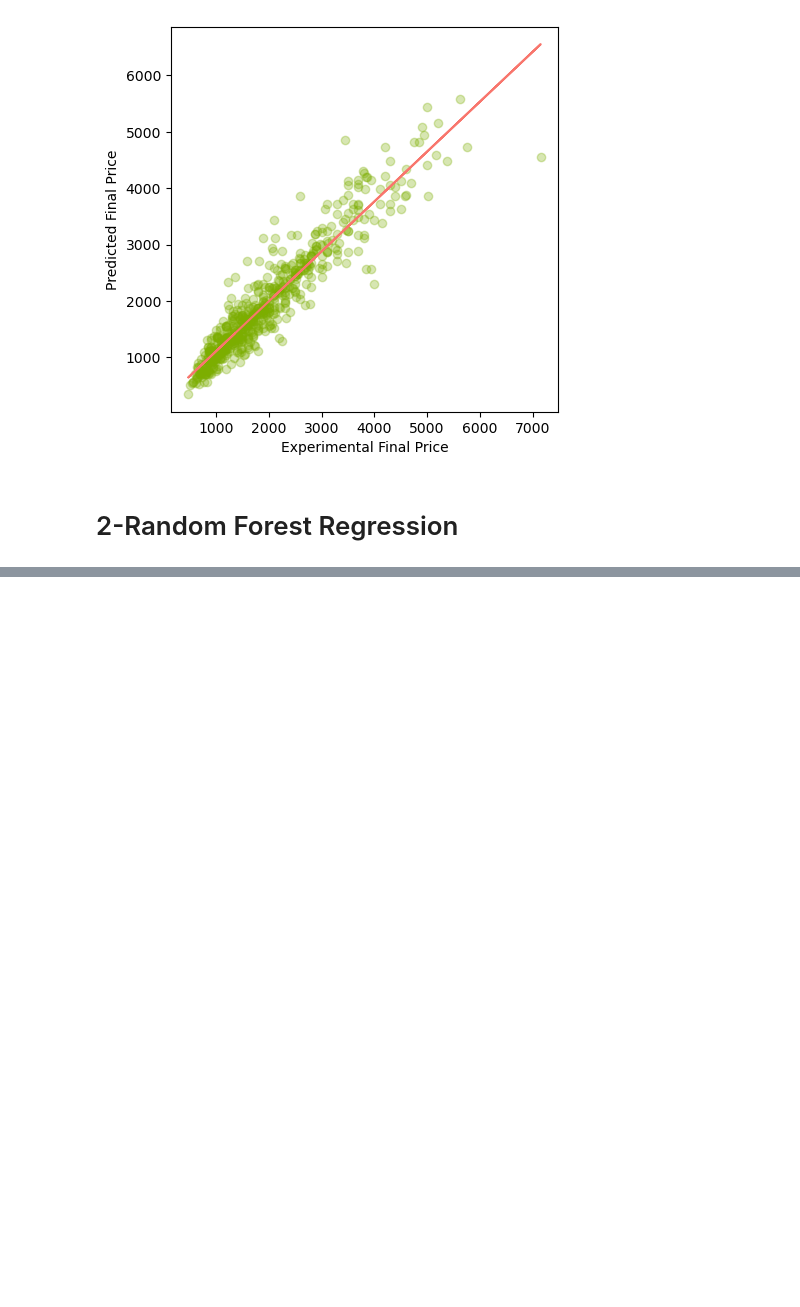
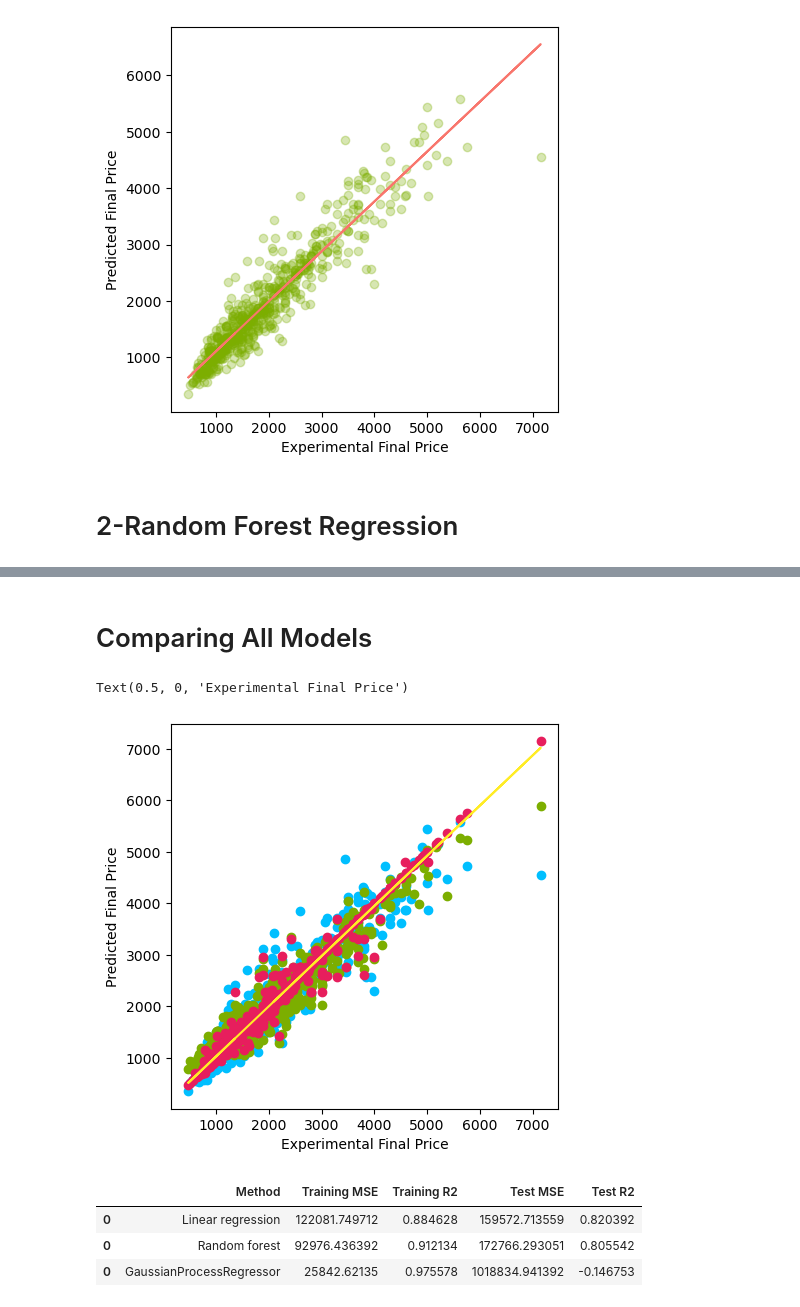
Before and after one commit to FirasObieda/MachineLearningModel, a Jupyter notebook: ML Model for Laptops.ipynb, the cells around one changed output, grey strips where cells are left out. Cells and saved outputs as stored; diff of their text form; code cells hidden in the pictures; blank space fills up the shorter version.

```diff
--- a/ML Model for Laptops.ipynb
+++ b/ML Model for Laptops.ipynb
@@ -132,0 +205,27 @@ Text(0.5, 0, 'Experimental Final Price')
+# %% [markdown]
+# Comparing All Models
+# %%
+plt.figure(figsize=(5,5))
+plt.plot(Y_train,p(Y_train),"#Ffec25") #Predciton  Line
+plt.scatter(x=Y_train, y=Y_Linear_train_pred, c="#00bfff", alpha=1) # Linear
+Linear = np.polyfit(Y_train, Y_Linear_train_pred, 1)
+p = np.poly1d(Linear)
+plt.scatter(x=Y_train, y=Y_RandomForest_train_pred, c="#7CAE00", alpha=1) # Random Forest
+RandomForest = np.polyfit(Y_train, Y_RandomForest_train_pred, 1)
+p = np.poly1d(RandomForest)
+plt.scatter(x=Y_train, y=Y_GPR_train_pred, c="#E71e5d", alpha=1) #Guass Regression
+Guass = np.polyfit(Y_train, Y_GPR_train_pred, 1)
+p = np.poly1d(Guass)
+
+plt.ylabel('Predicted Final Price')
+plt.xlabel('Experimental Final Price')
+# %% [output]
+Text(0.5, 0, 'Experimental Final Price')
+[figure, added]
+# %%
+pd.concat([Linear_results, RandomForest_results,GPR_results])
+# %% [output]
+|  | Method | Training MSE | Training R2 | Test MSE | Test R2 |
+| 0 | Linear regression | 122081.749712 | 0.884628 | 159572.713559 | 0.820392 |
+| 0 | Random forest | 92976.436392 | 0.912134 | 172766.293051 | 0.805542 |
+| 0 | GaussianProcessRegressor | 25842.62135 | 0.975578 | 1018834.941392 | -0.146753 |
```
Also changed, not shown: parts of 16 cells of this notebook.
